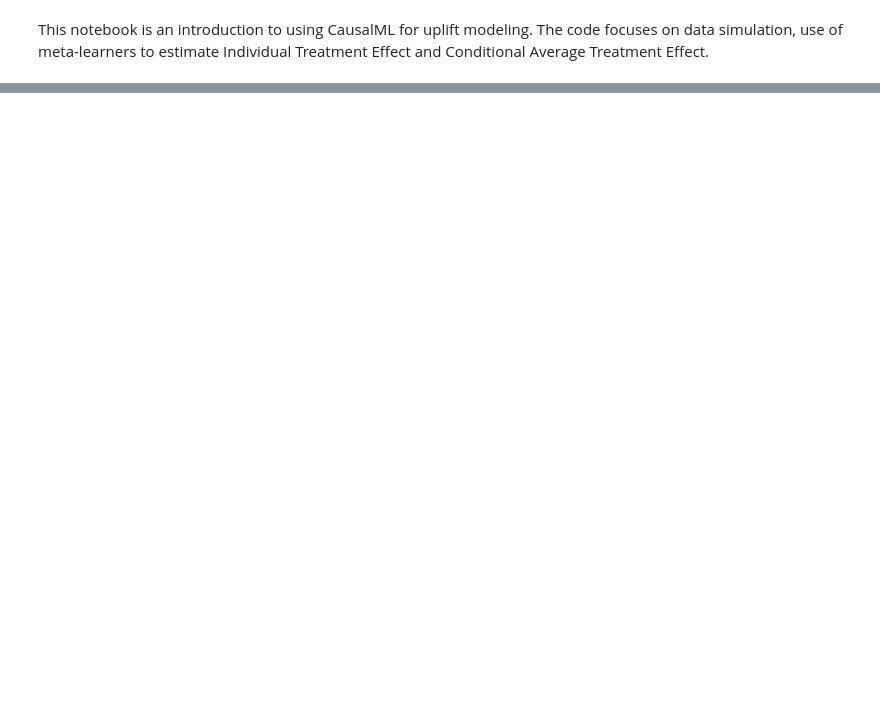
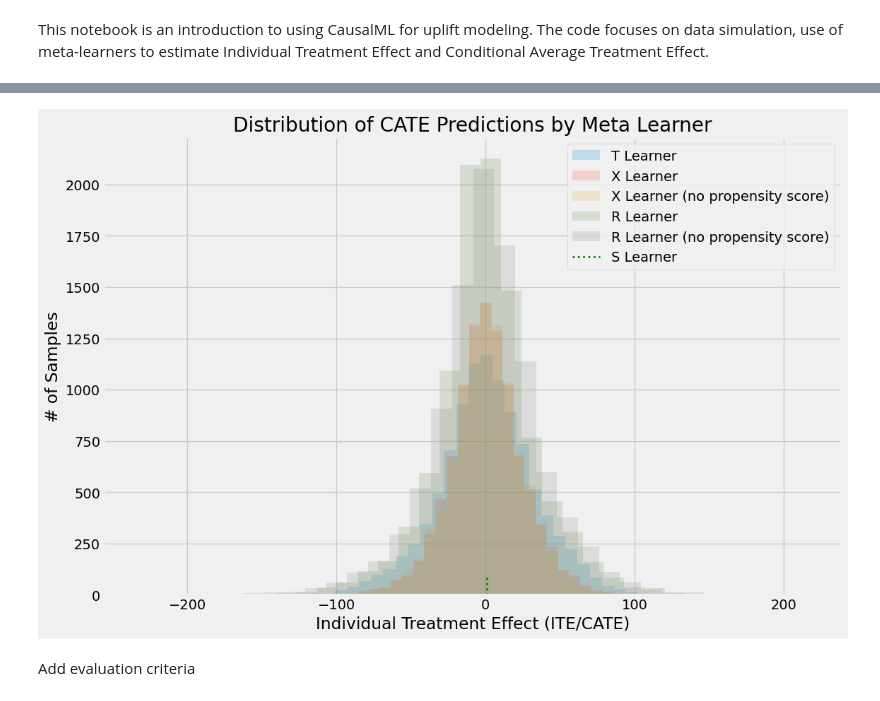
Before and after one commit to LoombaSetu/ACLU-Uplift, a Jupyter notebook: aclu-uplift.ipynb, the cells around one changed output, grey strips where cells are left out. Saved outputs shown, nothing was run; the diff lists cells and outputs as text; code cells hidden in the pictures; blank space fills up the shorter version.

```diff
--- a/aclu-uplift.ipynb
+++ b/aclu-uplift.ipynb
@@ -33,0 +77,6 @@ synthetic_data_manual.head()
+# %%
+#Splitting manually generated data to target_var, features, treatment_indicator
+
+y_manual, X_manual, treatment_manual = synthetic_data_manual.loc[:,'Acq_Status'], (synthetic_data_manual.loc[
+    :,['Ind_Age','Ind_Location', 'Ind_Sex', 'Ind_Status', 'Spend_Value_Base']
+    ]), synthetic_data_manual.loc[:,'Email_Promotion']
@@ -33,0 +223,9 @@ synthetic_data_manual.head()
+# %%
+X_train_manual, X_test_manual, y_train_manual, y_test_manual = train_test_split(
+    X_manual, y_manual, test_size = 0.2, random_state = 42
+)
+propensity_model = LogisticRegression()
+propensity_model.fit(X_train_manual, y_train_manual)
+prediction = propensity_model.predict(X_test_manual)
+accuracy = accuracy_score(y_test_manual, prediction)
+accuracy
@@ -33,0 +236,2 @@ synthetic_data_manual.head()
+# %%
+p_manual = np.array(propensity_model.predict_proba(X_manual)[:,1])
@@ -33,0 +384,29 @@ synthetic_data_manual.head()
+# %%
+
+
+plt.figure(figsize=(12,8))
+
+if len(cate_t) > 0:
+    plt.hist(cate_t, alpha=alpha, bins=bins, label='T Learner')
+if len(cate_x) > 0:
+    plt.hist(cate_x, alpha=alpha, bins=bins, label='X Learner')
+if len(cate_x_no_p) > 0:
+    plt.hist(cate_x_no_p, alpha=alpha, bins=bins, label='X Learner (no propensity score)')
+if len(cate_r) > 0:
+    plt.hist(cate_r, alpha=alpha, bins=bins, label='R Learner')
+if len(cate_r_no_p) > 0:
+    plt.hist(cate_r_no_p, alpha=alpha, bins=bins, label='R Learner (no propensity score)')
+
+if len(cate_s) > 0:
+    plt.vlines(cate_s[0], 0, 100, label='S Learner', linestyles='dotted', colors='green', linewidth=2)
+
+plt.title('Distribution of CATE Predictions by Meta Learner')
+plt.xlabel('Individual Treatment Effect (ITE/CATE)')
+plt.ylabel('# of Samples')
+plt.legend()
+
+plt.show()
+# %% [output]
+[figure, added]
+# %% [markdown]
+Add evaluation criteria
```
Also changed, not shown: parts of 32 cells of this notebook, 1 other file.
